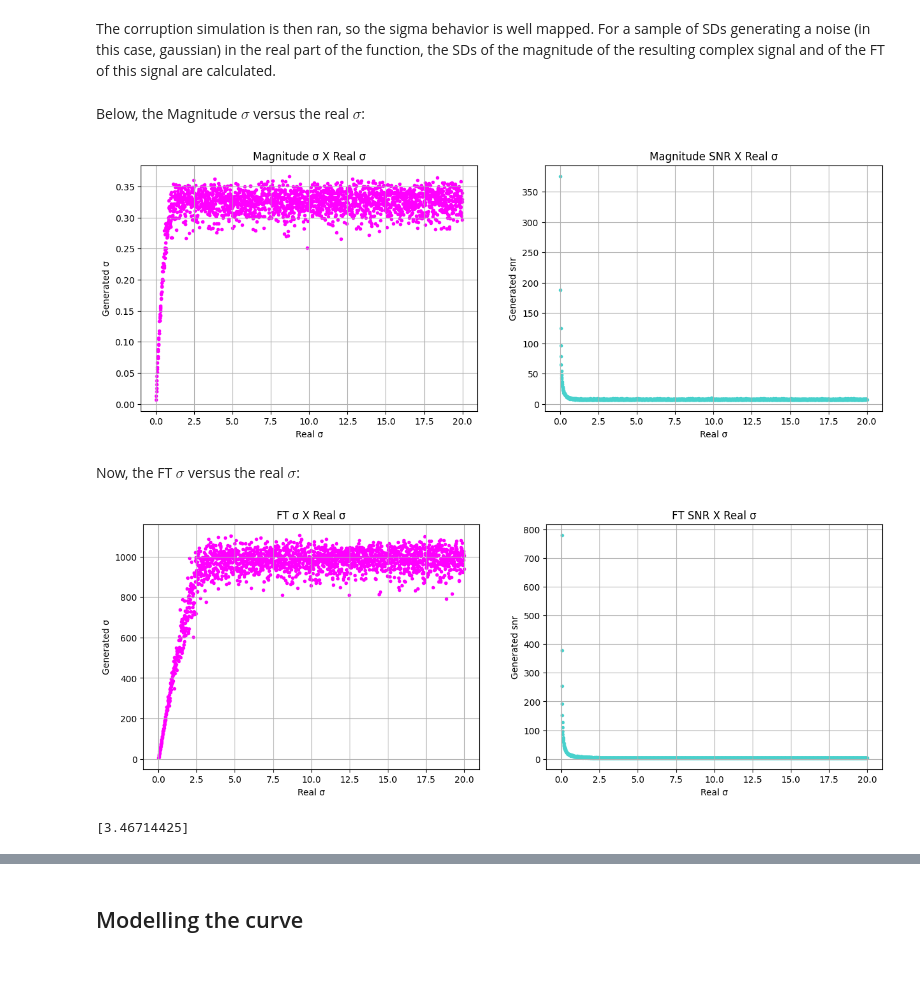
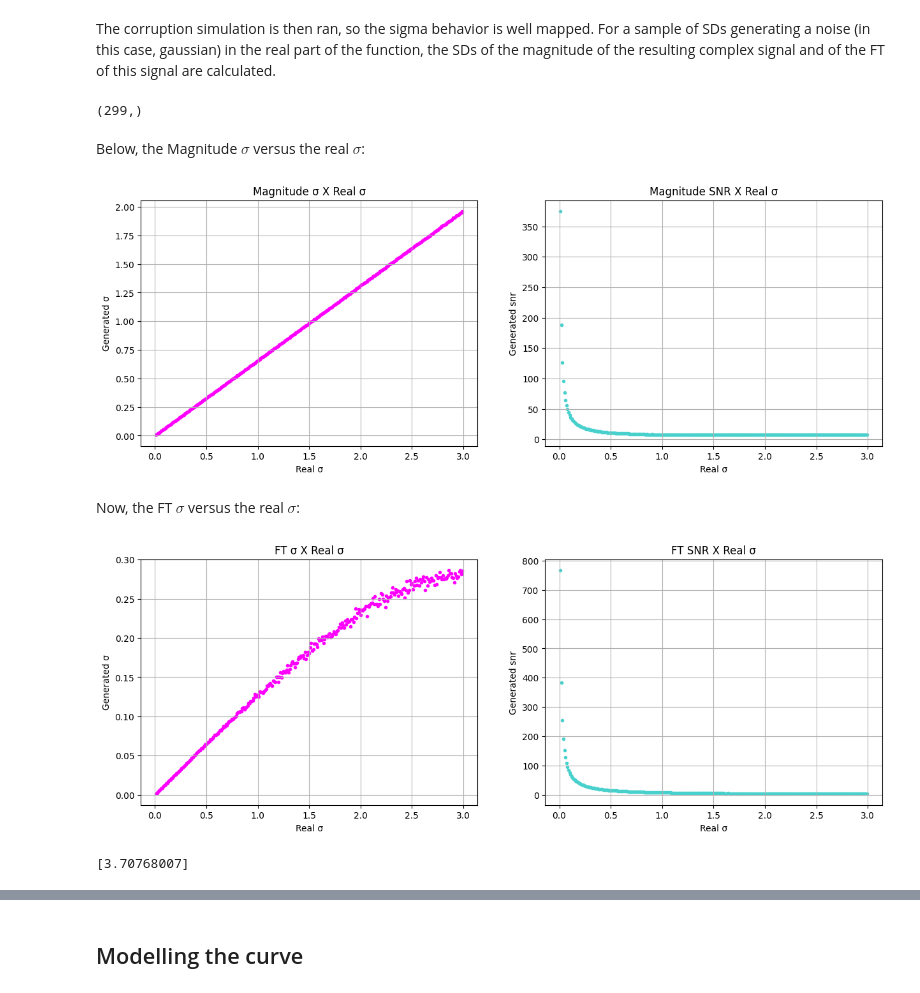
Before and after one commit to JoaoDell/MRI-study, a Jupyter notebook: examples/sigma_relations.ipynb, the cells around one changed output, grey strips where cells are left out. Drawn from its saved outputs; the diff is of its cells as text; code cells hidden in the pictures.

```diff
--- a/examples/sigma_relations.ipynb
+++ b/examples/sigma_relations.ipynb
@@ -169,7 +169,7 @@ print(P)
 # %% [markdown]
 The corruption simulation is then ran, so the sigma behavior is well mapped. For a sample of SDs generating a noise (in this case, gaussian) in the real part of the function, the SDs of the magnitude of the resulting complex signal and of the FT of this signal are calculated.
 # %%
-sample_sigmas = np.arange(0.01, 20.0, 0.01)
+sample_sigmas = np.arange(0.01, 3.0, 0.01)
 
 pop = pymri.population(ws, t2s, M_0s, spins_phi)
 
@@ -181,57 +181,77 @@ sigma = 1.0
 center = 0.0
 a = 1.0
 
-gen_sigmas = np.zeros_like(sample_sigmas)
-gen_fft_sigmas = np.zeros_like(sample_sigmas)
+n_avgs = 30
 
-for i in range(sample_sigmas.size):
-    corrup = pymri.corrupted_snr(sig, center, sample_sigmas[i])
-    gen_sigmas[i] += P/pymri.snr(np.abs(corrup))
+gen_sigmas = np.zeros((n_avgs, sample_sigmas.size))
+gen_fft_sigmas = np.zeros((n_avgs, sample_sigmas.size))
 
-    sig_fft = fftshift(fft(corrup, corrup.size))
-    gen_fft_sigmas[i] += P_fft.real/pymri.snr(sig_fft)
+Ps = np.zeros((n_avgs, sample_sigmas.size))
+P_ffts = np.zeros((n_avgs, sample_sigmas.size), dtype=np.complex128)
+# %%
+for j in range(n_avgs):
+    for i in range(sample_sigmas.size):
+        corrup = pymri.corrupted_snr(sig, center, sample_sigmas[i])
+        Ps[j, i] = np.nanmax(np.abs(corrup))
+        gen_sigmas[j, i] += Ps[j, i]/pymri.snr(np.abs(corrup))
+
+        sig_fft = fftshift(fft(corrup, corrup.size))
+        P_ffts[j, i] = np.nanmax(sig_fft)
+        sig_fft = sig_fft/P_ffts[j, i]
+
+        gen_fft_sigmas[j, i] += 1.0/pymri.snr(sig_fft)
+# %%
+avg_gen_sigmas = np.sum(gen_sigmas, axis = 0)/n_avgs
+avg_Ps = np.sum(Ps, axis = 0)/n_avgs
+
+avg_gen_fft_sigmas = np.sum(gen_fft_sigmas, axis = 0)/n_avgs
+avg_P_ffts = np.sum(P_ffts, axis = 0)/n_avgs
+
+print(avg_gen_sigmas.shape)
+# %% [output]
+(299,)
 # %% [markdown]
 Below, the Magnitude $\sigma$ versus the real $\sigma$:
 # %%
 plt.figure(figsize=(15, 5))
 
 plt.subplot(121)
-plt.scatter(sample_sigmas, gen_sigmas, c = "magenta", marker= ".")
+plt.scatter(sample_sigmas, avg_gen_sigmas, c = "magenta", marker= ".")
 plt.title("Magnitude σ X Real σ")
 plt.xlabel("Real σ")
 plt.ylabel("Generated σ")
 plt.grid(True)
 
 plt.subplot(122)
-plt.scatter(sample_sigmas, P/gen_sigmas, c = "mediumturquoise", marker= ".")
+plt.scatter(sample_sigmas, avg_Ps/avg_gen_sigmas, c = "mediumturquoise", marker= ".")
 plt.title("Magnitude SNR X Real σ")
 plt.xlabel("Real σ")
 plt.ylabel("Generated snr")
 plt.grid(True)
 # %% [output]
-[figure, old version]
+[figure, new version]
 # %% [markdown]
 Now, the FT $\sigma$ versus the real $\sigma$:
 # %%
 plt.figure(figsize=(15, 5))
 
 plt.subplot(121)
-plt.scatter(sample_sigmas, gen_fft_sigmas, c = "magenta", marker= ".")
+plt.scatter(sample_sigmas, avg_gen_fft_sigmas, c = "magenta", marker= ".")
 plt.title("FT σ X Real σ")
 plt.xlabel("Real σ")
 plt.ylabel("Generated σ")
 plt.grid(True)
 
 plt.subplot(122)
-plt.scatter(sample_sigmas, P_fft.real/gen_fft_sigmas, c = "mediumturquoise", marker= ".")
+plt.scatter(sample_sigmas, 1.0/avg_gen_fft_sigmas, c = "mediumturquoise", marker= ".")
 plt.title("FT SNR X Real σ")
 plt.xlabel("Real σ")
 plt.ylabel("Generated snr")
 plt.grid(True)
 # %% [output]
-[figure, old version]
+[figure, new version]
-# %%
-print((P_fft.real/gen_fft_sigmas)[sample_sigmas == 15.0])
-# %% [output]
-[3.46714425]
+# %%
+print((1.0/avg_gen_fft_sigmas)[sample_sigmas == 2.5])
+# %% [output]
+[3.70768007]
 # %%
```
Also changed, not shown: parts of 18 cells of this notebook.
